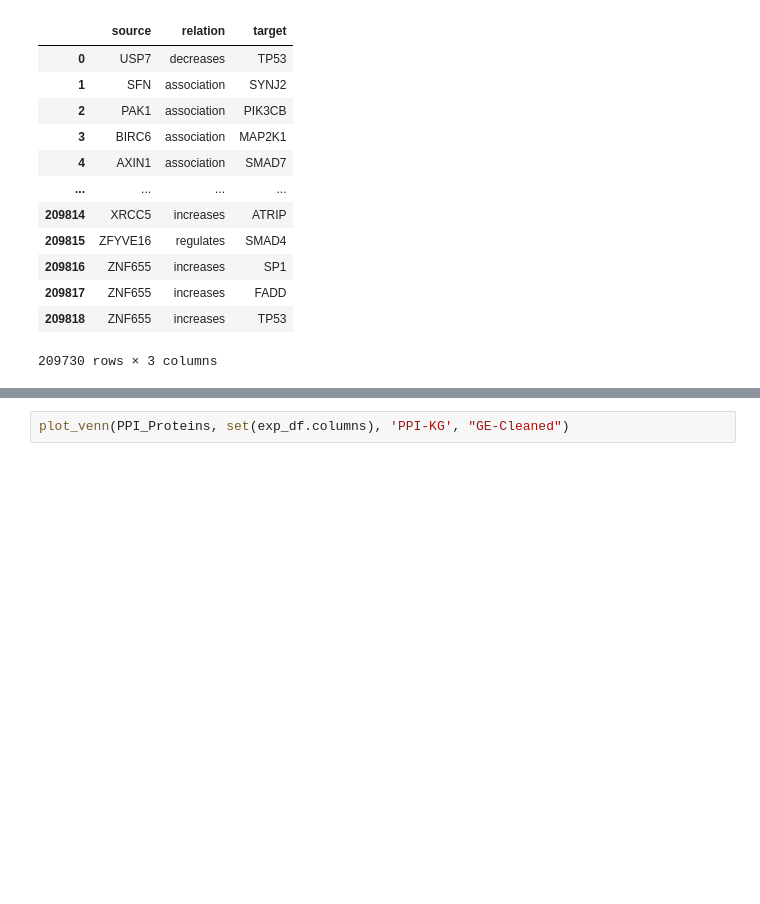
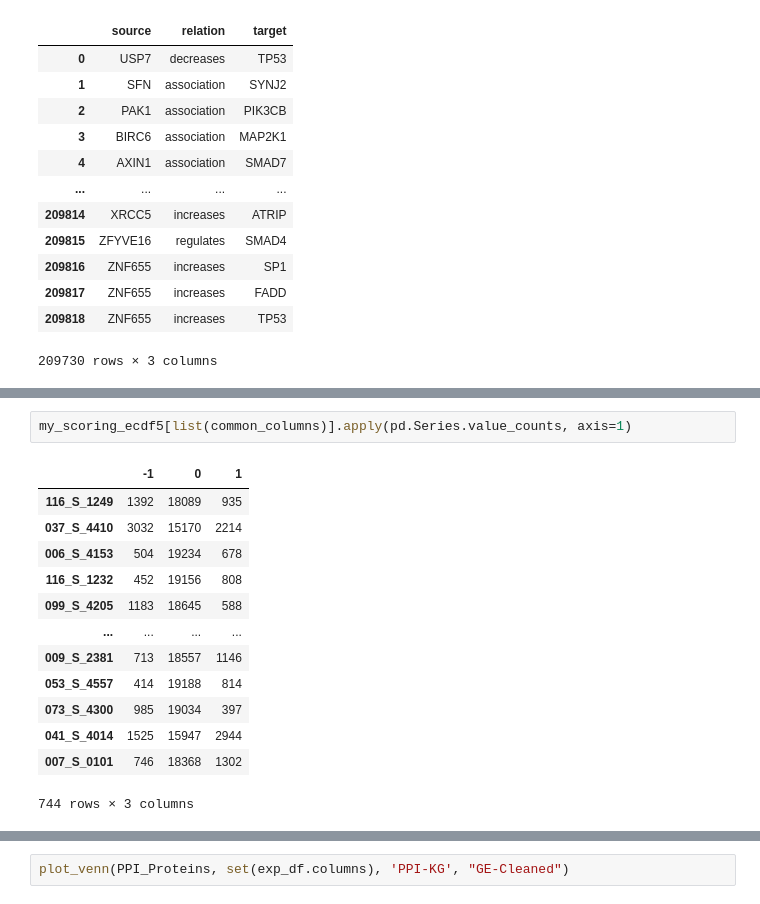
Before and after one commit to Xiaoxuan-Yu-ty/HybridKG, a Jupyter notebook: CLEP_repeat/repeat_resource.ipynb, the cells around one changed output, grey strips where cells are left out. Drawn from its saved outputs; the diff is of its cells as text; blank space fills up the shorter version.

```diff
--- a/CLEP_repeat/repeat_resource.ipynb
+++ b/CLEP_repeat/repeat_resource.ipynb
@@ -158,0 +157,16 @@ sample_label_map
+# %%
+my_scoring_ecdf5[list(common_columns)].apply(pd.Series.value_counts, axis=1)
+# %% [output]
+|  | -1 | 0 | 1 |
+| 116_S_1249 | 1392 | 18089 | 935 |
+| 037_S_4410 | 3032 | 15170 | 2214 |
+| 006_S_4153 | 504 | 19234 | 678 |
+| 116_S_1232 | 452 | 19156 | 808 |
+| 099_S_4205 | 1183 | 18645 | 588 |
+| ... | ... | ... | ... |
+| 009_S_2381 | 713 | 18557 | 1146 |
+| 053_S_4557 | 414 | 19188 | 814 |
+| 073_S_4300 | 985 | 19034 | 397 |
+| 041_S_4014 | 1525 | 15947 | 2944 |
+| 007_S_0101 | 746 | 18368 | 1302 |
+744 rows × 3 columns
```
Also changed, not shown: parts of 36 cells of this notebook, 4 other files.
